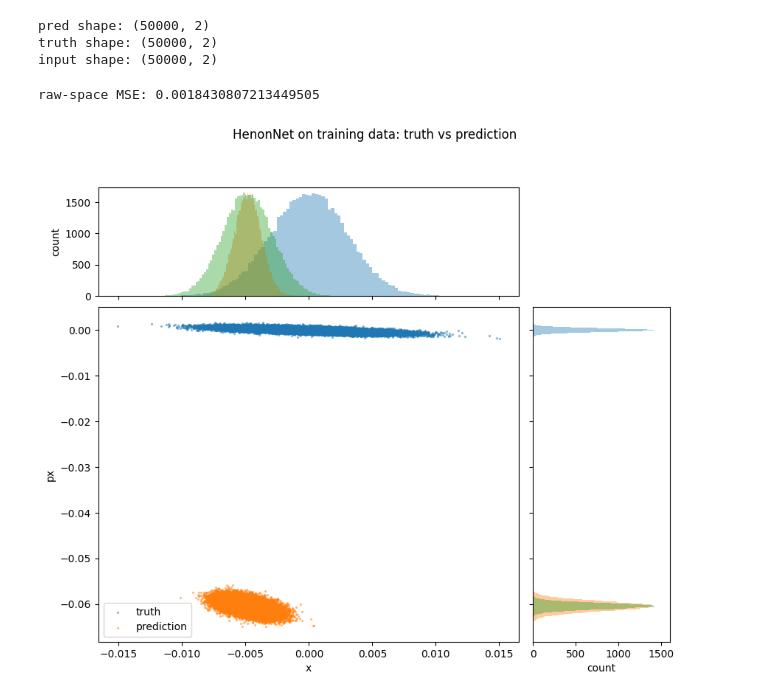
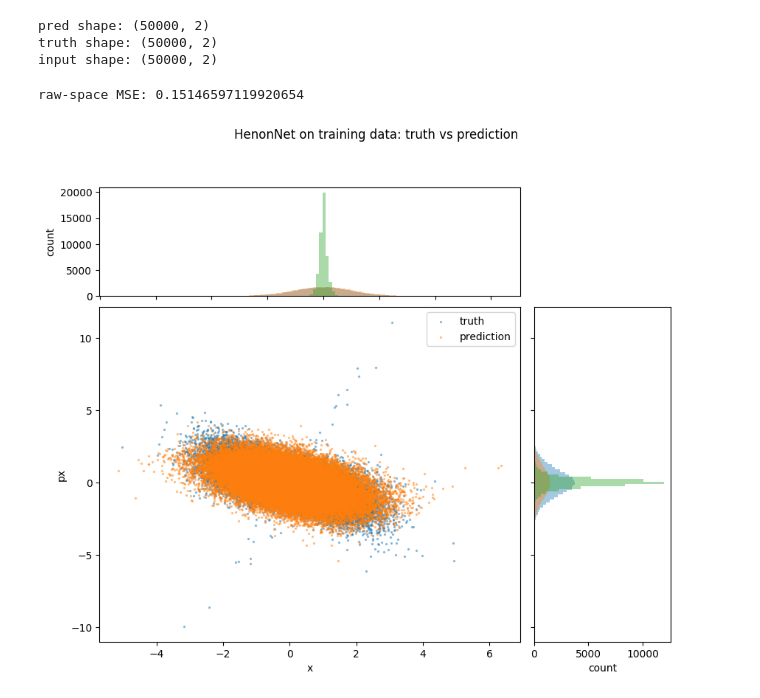
Before and after one commit to SantiagoM1227/ML4CollEffects, a Jupyter notebook: notebooks/20_henon/henon_2d_weigthed_wrapped.ipynb, the cells around one changed output. Drawn from its saved outputs; the diff is of its cells as text; code cells hidden in the pictures.

```diff
--- a/notebooks/20_henon/henon_2d_weigthed_wrapped.ipynb
+++ b/notebooks/20_henon/henon_2d_weigthed_wrapped.ipynb
@@ -665,4 +730,6 @@ Initial weighted MSE: tf.Tensor(1.217584038293386e-05, shape=(), dtype=float64)
 # %%
+dim = 1
+
 
 ####### Train the HenonNet
 def schedulerHenon(epoch):
@@ -681,22 +748,18 @@ def schedulerHenon(epoch):
         else:
             return 1e-6
 
-
 loss_fun = weighted_outer_mse
 
-core = HenonNet(unit_list=[16, 16], dim=1)
-model = WrappedHenonNet(core=core, dim=1, mu_dim=0)
+
+core = HenonNet(unit_list=[10, 10], dim=dim)
+
+dummy = tf.zeros((1, 2*dim), dtype=tf.float64)
+_ = core(dummy)
 
 
-print('trainable variables count BEFORE compile:', len(model.trainable_variables))
-for v in model.trainable_variables[:10]:
+print('trainable variables count AFTER compile:', len(core.trainable_variables))
+for v in core.trainable_variables[:10]:
     print(v.name, v.shape)
-
-dummy = model(data)
-print('trainable variables count AFTER compile:', len(model.trainable_variables))
-for v in model.trainable_variables[:10]:
-    print(v.name, v.shape)
-
 
 
 
@@ -710,7 +773,7 @@ early_stop = tf.keras.callbacks.EarlyStopping(
 
 callback = tf.keras.callbacks.LearningRateScheduler(schedulerHenon)
 
-model.compile(
+core.compile(
     optimizer=tf.keras.optimizers.Adam(
         learning_rate=5e-4,
         clipnorm=1.0
@@ -719,8 +782,8 @@ model.compile(
     run_eagerly=False
 )
 
-history = model.fit(
-    data, labels,
+history = core.fit(
+    data_n, labels_n,
     batch_size=1250,
     epochs=500,
     validation_split=0.4,
@@ -764,30 +833,33 @@ plt.show()
 # %%
-pred = test_model.predict(data, verbose=0)
+pred_n = core.predict(data_n, verbose=0)
 
-truth = labels.numpy() if hasattr(labels, "numpy") else np.asarray(labels)
-inp   = data.numpy()   if hasattr(data, "numpy")   else np.asarray(data)
 
-print("pred shape:", pred.shape)
-print("truth shape:", truth.shape)
-print("input shape:", inp.shape)
+
+truth_n = labels_n.numpy() if hasattr(labels_n, "numpy") else np.asarray(labels_n)
+inp_n   = data_n.numpy()   if hasattr(data_n, "numpy")   else np.asarray(data_n)
+
+
+print("pred shape:", pred_n.shape)
+print("truth shape:", truth_n.shape)
+print("input shape:", inp_n.shape)
 # %% [output]
 pred shape: (50000, 2)
 truth shape: (50000, 2)
 input shape: (50000, 2)
 # %%
-mse = np.mean((pred - truth)**2)
+mse = np.mean((pred_n - truth_n)**2)
 print("raw-space MSE:", mse)
 # %% [output]
-raw-space MSE: 0.0018430807213449505
+raw-space MSE: 0.15146597119920654
 # %%
 plot_phase_space_with_profiles(
-    [truth[:, 0], pred[:, 0]],
-    [truth[:, 1], pred[:, 1]],
+    [truth_n[:, 0], pred_n[:, 0]],
+    [truth_n[:, 1], pred_n[:, 1]],
     title="HenonNet on training data: truth vs prediction",
     axis_labels=["x", "px"],
     label=["truth", "prediction"],
     bins=120,
     difference=True
 )
 # %% [output]
-[figure, old version]
+[figure, new version]
```
Also changed, not shown: parts of 19 cells of this notebook, 2 other files.
